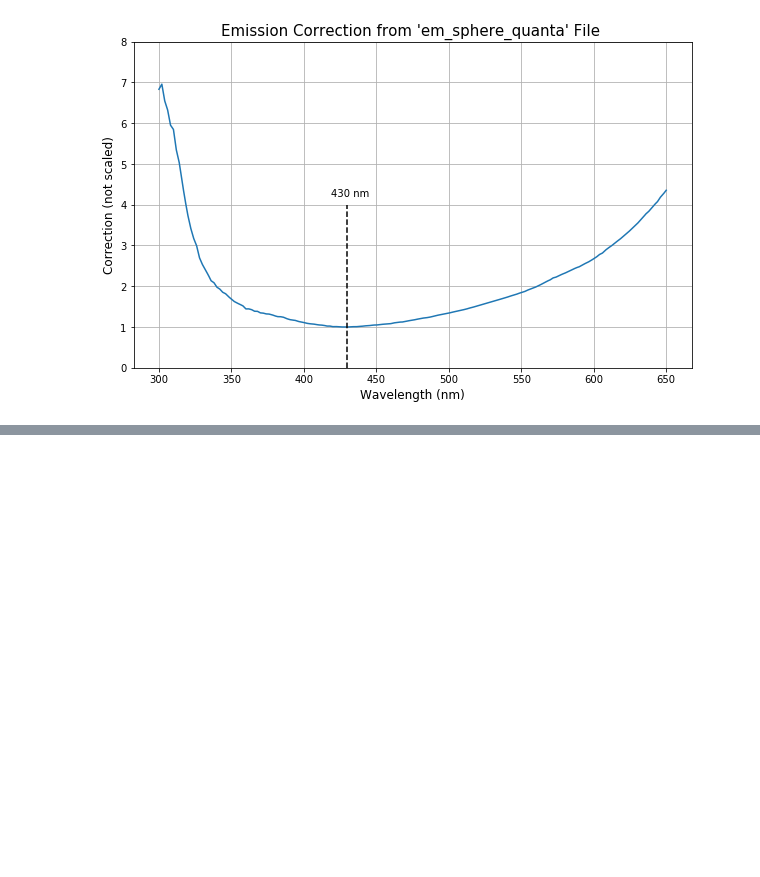
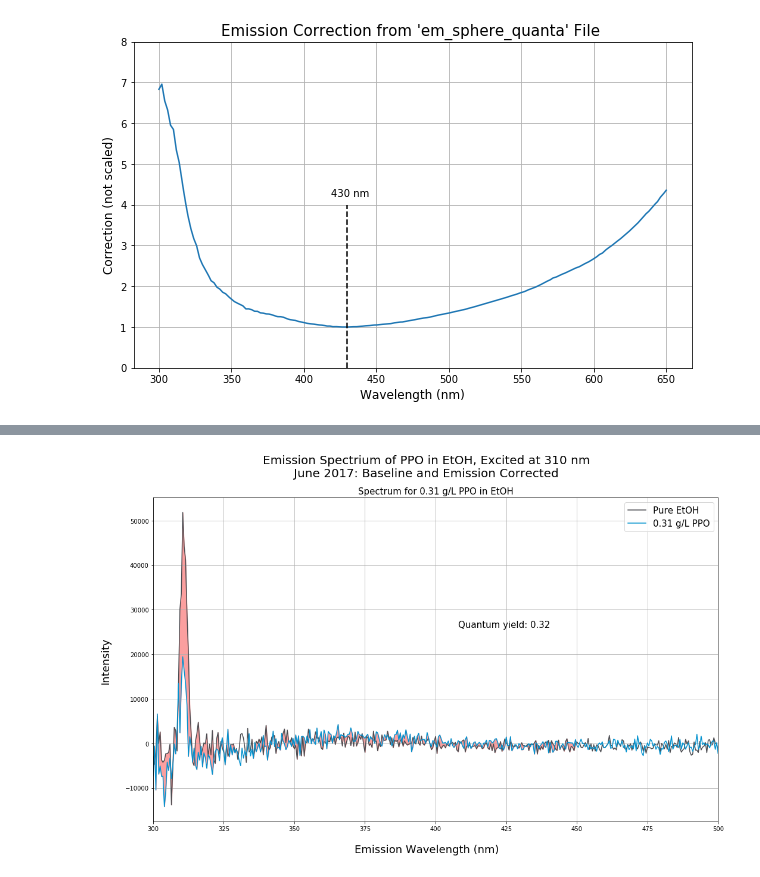
Before and after one commit to nmcneal-bnl/WbLS, a Jupyter notebook: Integrating Sphere Method.ipynb, the cells around one changed output, grey strips where cells are left out. Cells and saved outputs as stored; diff of their text form; code cells hidden in the pictures; blank space fills up the shorter version.

```diff
--- a/Integrating Sphere Method.ipynb
+++ b/Integrating Sphere Method.ipynb
@@ -301,0 +282,30 @@ plt.show()
+# %%
+ranges_for_baseline = [[300,650]]
+
+QY_0x31_ex_range = [300,330]
+QY_0x31_em_range = [335,450]
+
+fig = plt.figure(figsize=(17,10))
+plt.suptitle("Emission Spectrium of PPO in EtOH, Excited at 310 nm\n"+
+             "June 2017: Baseline and Emission Corrected",fontsize=20)
+
+ax1 = plt.subplot2grid((1,1), (0,0))
+
+ax1 = calc_and_plot_QY(jun_2017_data[0], jun_2017_data[1], ranges_for_baseline, emcorr_quanta_sphere_values,
+                       QY_0x31_ex_range, QY_0x31_em_range,
+                       ax1,
+                       blank_color = "#4c4d52", fluor_color = "#0392cf", fill_color= "#fb9f9f",
+                       QY_text_position = (0.54,0.6), QY_fontsize = 15)
+
+ax1.set_title("Spectrum for 0.31 g/L PPO in EtOH",fontsize=15)
+ax1.legend(["Pure EtOH", "0.31 g/L PPO"],fontsize=15)
+fig.text(0.5, 0.06, 'Emission Wavelength (nm)', ha='center', va='center',fontsize=18)
+fig.text(0.06, 0.5, 'Intensity', ha='center', va='center', rotation='vertical',fontsize=18)
+
+for ax in [ax1]:
+    ax.grid()
+    ax.set_xlim([300,500])
+
+plt.show()
+# %% [output]
+[figure, added]
```
Also changed, not shown: parts of 18 cells of this notebook, 3 other files.
